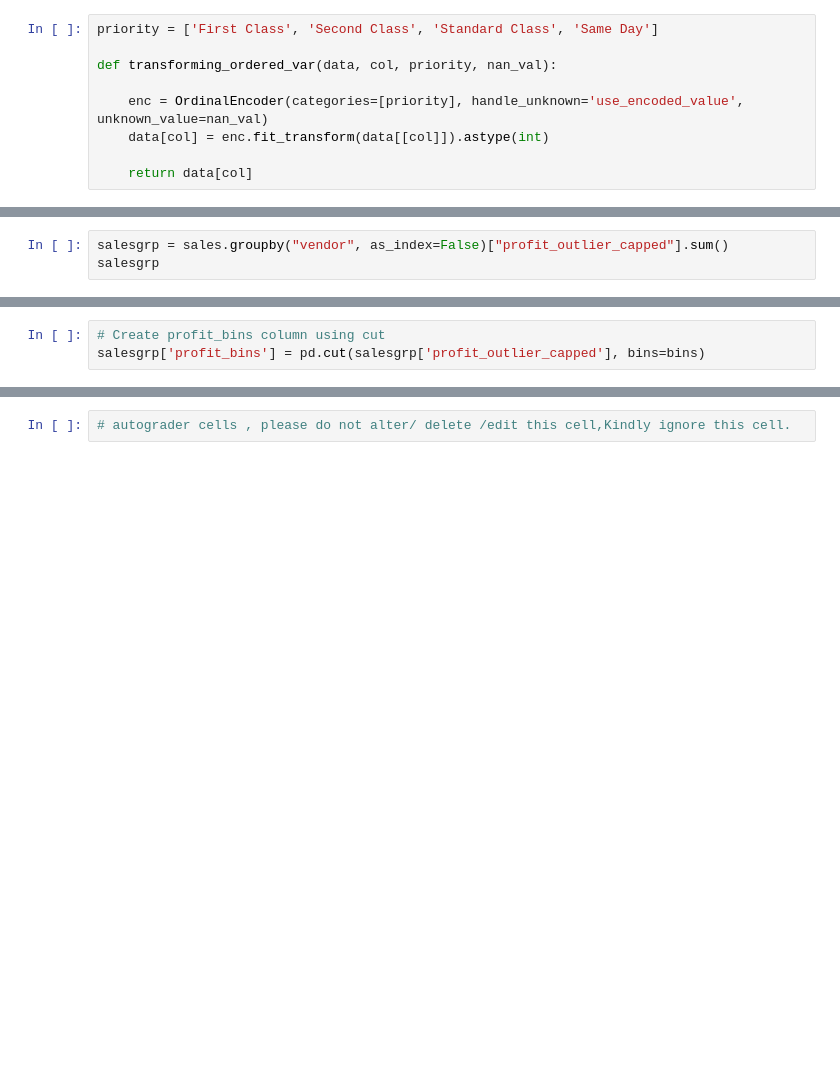
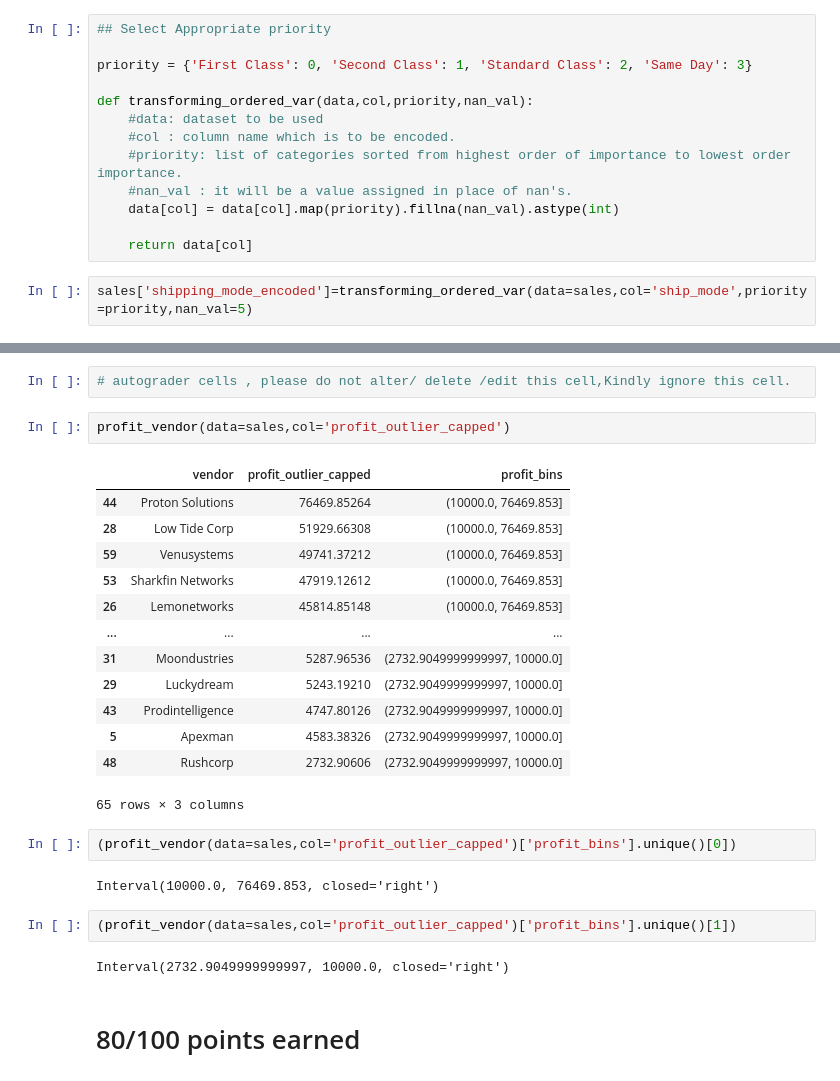
Before and after one commit to dennislamcv1/FractalDS, a Jupyter notebook: Python for Data Science/M4_GA04_2024.ipynb, the cells around one changed output, grey strips where cells are left out. Saved outputs shown, nothing was run; the diff lists cells and outputs as text; blank space fills up the shorter version.

```diff
--- a/Python for Data Science/M4_GA04_2024.ipynb
+++ b/Python for Data Science/M4_GA04_2024.ipynb
@@ -311,13 +316,19 @@ Name: quantity, dtype: int64
 
 Hint : Think of using the OrdinalEncoder() function from scikit-learn.
 # %%
-priority = ['First Class', 'Second Class', 'Standard Class', 'Same Day']
+## Select Appropriate priority
 
-def transforming_ordered_var(data, col, priority, nan_val):
+priority = {'First Class': 0, 'Second Class': 1, 'Standard Class': 2, 'Same Day': 3}
 
-    enc = OrdinalEncoder(categories=[priority], handle_unknown='use_encoded_value', unknown_value=nan_val)
-    data[col] = enc.fit_transform(data[[col]]).astype(int)
+def transforming_ordered_var(data,col,priority,nan_val):
+    #data: dataset to be used
+    #col : column name which is to be encoded.
+    #priority: list of categories sorted from highest order of importance to lowest order importance.
+    #nan_val : it will be a value assigned in place of nan's.
+    data[col] = data[col].map(priority).fillna(nan_val).astype(int)
 
     return data[col]
+# %%
+sales['shipping_mode_encoded']=transforming_ordered_var(data=sales,col='ship_mode',priority=priority,nan_val=5)
 # %%
 # autograder cells , please do not alter/ delete /edit this cell,Kindly ignore this cell.
@@ -472,3 +506,0 @@ sales.head()
-# %%
-salesgrp = sales.groupby("vendor", as_index=False)["profit_outlier_capped"].sum()
-salesgrp
@@ -503,3 +506,0 @@ bins
-# %%
-# Create profit_bins column using cut
-salesgrp['profit_bins'] = pd.cut(salesgrp['profit_outlier_capped'], bins=bins)
@@ -553,3 +526,29 @@ assert str(profit_vendor(data=sales,col='profit_outlier_capped')['profit_bins'].
 assert str(profit_vendor(data=sales,col='profit_outlier_capped')['profit_bins'].unique()[1])=='(2732.9049999999997, 10000.0]', 'Make sure that you are selecting bin cut-points(a & b) properly'
 # %%
 # autograder cells , please do not alter/ delete /edit this cell,Kindly ignore this cell.
+# %%
+profit_vendor(data=sales,col='profit_outlier_capped')
+# %% [output]
+|  | vendor | profit_outlier_capped | profit_bins |
+| 44 | Proton Solutions | 76469.85264 | (10000.0, 76469.853] |
+| 28 | Low Tide Corp | 51929.66308 | (10000.0, 76469.853] |
+| 59 | Venusystems | 49741.37212 | (10000.0, 76469.853] |
+| 53 | Sharkfin Networks | 47919.12612 | (10000.0, 76469.853] |
+| 26 | Lemonetworks | 45814.85148 | (10000.0, 76469.853] |
+| ... | ... | ... | ... |
+| 31 | Moondustries | 5287.96536 | (2732.9049999999997, 10000.0] |
+| 29 | Luckydream | 5243.19210 | (2732.9049999999997, 10000.0] |
+| 43 | Prodintelligence | 4747.80126 | (2732.9049999999997, 10000.0] |
+| 5 | Apexman | 4583.38326 | (2732.9049999999997, 10000.0] |
+| 48 | Rushcorp | 2732.90606 | (2732.9049999999997, 10000.0] |
+65 rows × 3 columns
+# %%
+(profit_vendor(data=sales,col='profit_outlier_capped')['profit_bins'].unique()[0])
+# %% [output]
+Interval(10000.0, 76469.853, closed='right')
+# %%
+(profit_vendor(data=sales,col='profit_outlier_capped')['profit_bins'].unique()[1])
+# %% [output]
+Interval(2732.9049999999997, 10000.0, closed='right')
+# %% [markdown]
+# 80/100 points earned
```
Also changed, not shown: parts of 43 cells of this notebook.
